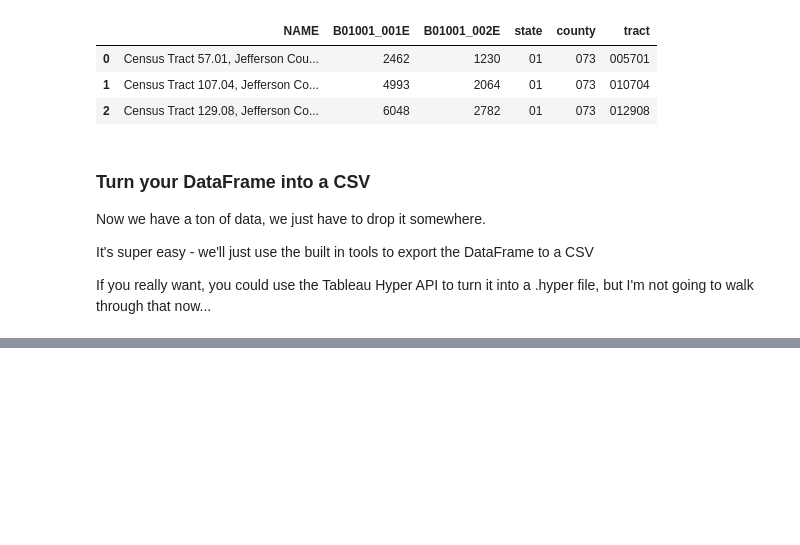
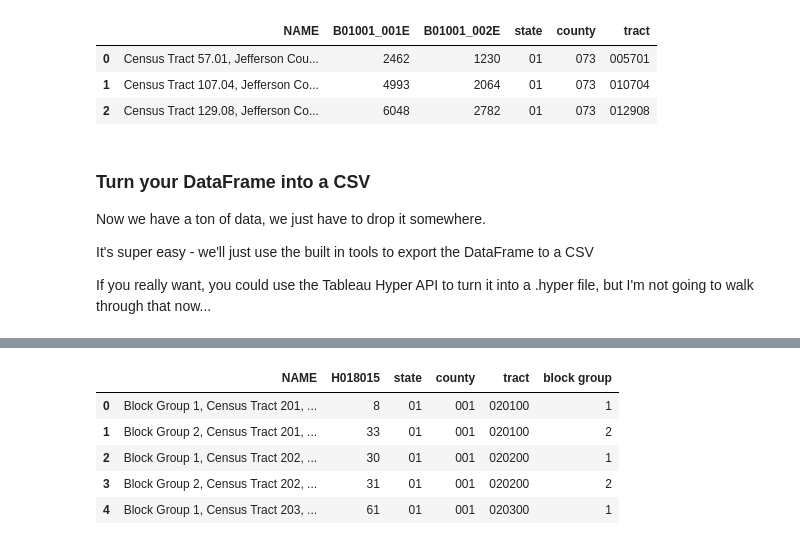
Before and after one commit to sarahbat/Tableau, a Jupyter notebook: Census data/CensusAPI_DataHarvesting.ipynb, the cells around one changed output, grey strips where cells are left out. Cells and saved outputs as stored; diff of their text form; code cells hidden in the pictures; blank space fills up the shorter version.

```diff
--- a/Census data/CensusAPI_DataHarvesting.ipynb
+++ b/Census data/CensusAPI_DataHarvesting.ipynb
@@ -230,0 +317,22 @@ df.to_csv(r"c:\temp\my_census_data.csv")
+# %%
+url = "https://api.census.gov/data/2010/dec/sf1?get=NAME,H018015&for=block%20group:*&in=state:01&in=county:001&in=tract:*"
+
+# call out and get the data
+response = requests.get(url)
+
+# Turn the result into a list of FIPS codes
+# Turning the JSON return from the request to the Census API into a Pandas DataFrame
+df_bg_data = pd.DataFrame.from_records(
+    response.json()[1:], # the data
+    columns=response.json()[0] # the headers / column names
+)
+
+# show first five records as a proof of concept
+df_bg_data.iloc[:5]
+# %% [output]
+|  | NAME | H018015 | state | county | tract | block group |
+| 0 | Block Group 1, Census Tract 201, ... | 8 | 01 | 001 | 020100 | 1 |
+| 1 | Block Group 2, Census Tract 201, ... | 33 | 01 | 001 | 020100 | 2 |
+| 2 | Block Group 1, Census Tract 202, ... | 30 | 01 | 001 | 020200 | 1 |
+| 3 | Block Group 2, Census Tract 202, ... | 31 | 01 | 001 | 020200 | 2 |
+| 4 | Block Group 1, Census Tract 203, ... | 61 | 01 | 001 | 020300 | 1 |
```
Also changed, not shown: parts of 21 cells of this notebook.
